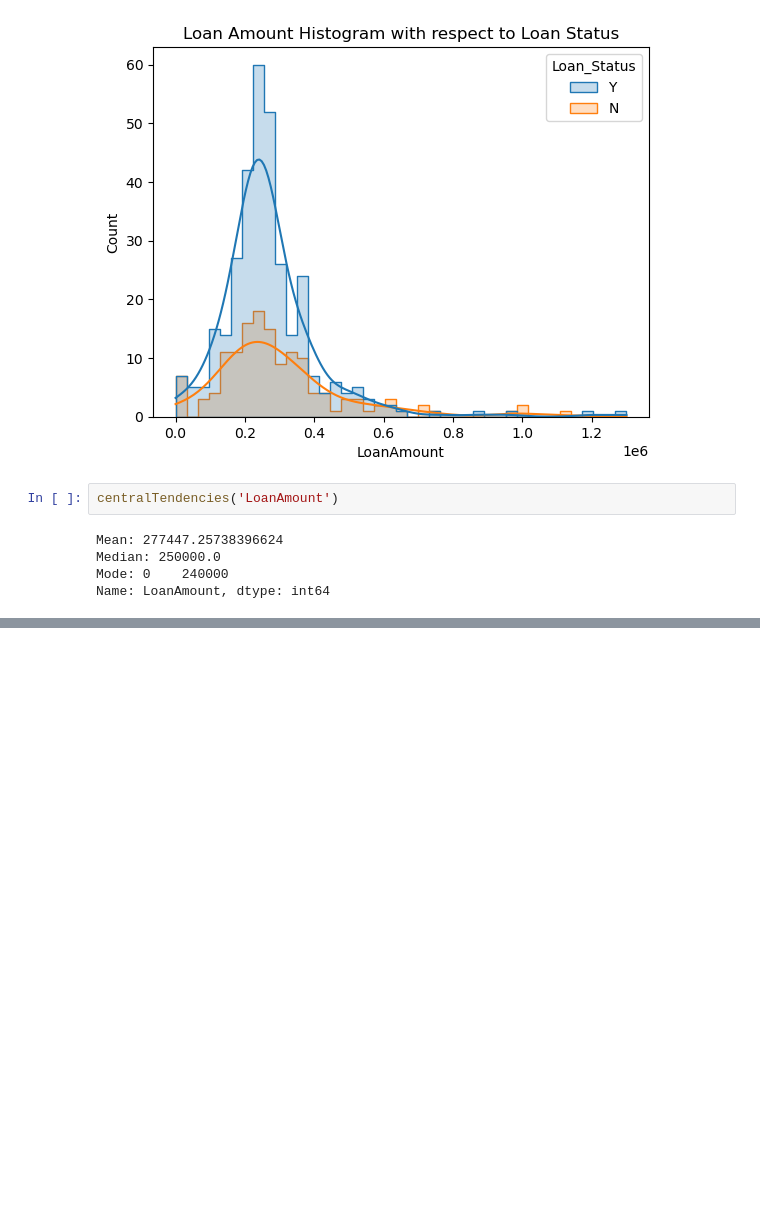
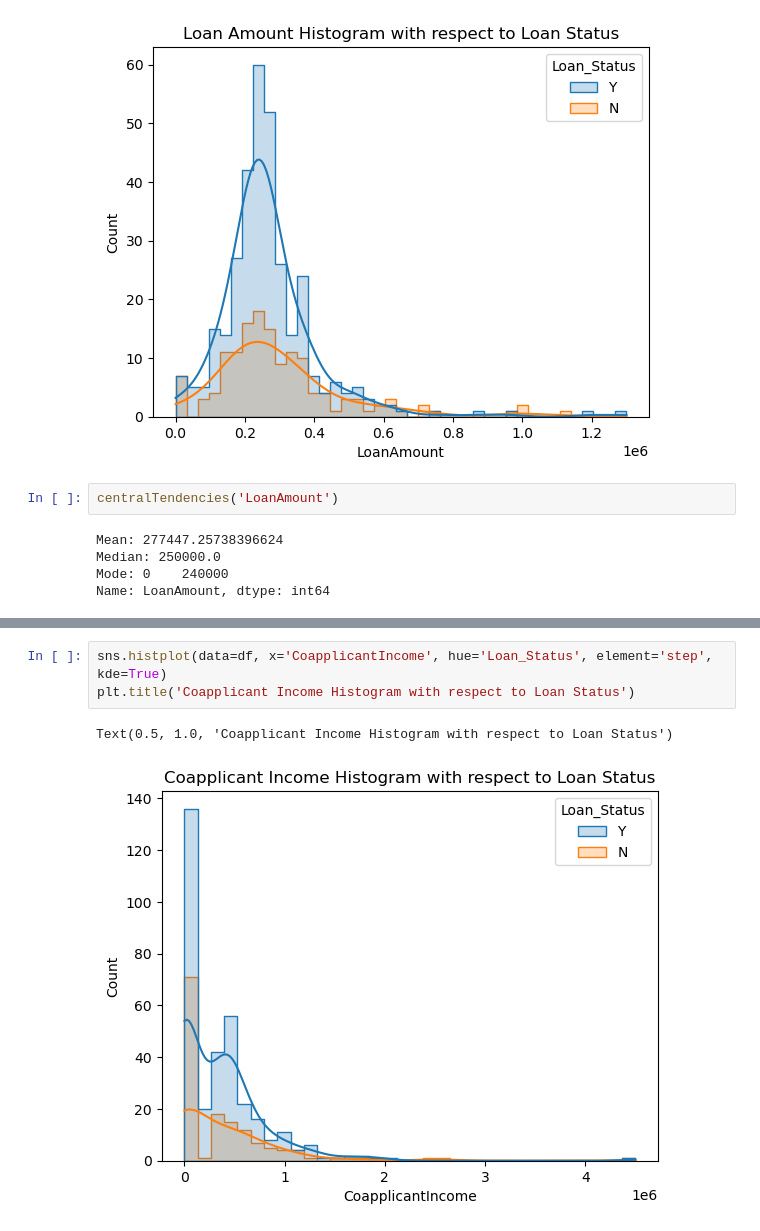
Before and after one commit to proton029/InternshipDataScience_banking, a Jupyter notebook: Data_Analytics.ipynb, the cells around one changed output, grey strips where cells are left out. Cells and saved outputs as stored; diff of their text form; blank space fills up the shorter version.

```diff
--- a/Data_Analytics.ipynb
+++ b/Data_Analytics.ipynb
@@ -500,0 +495,6 @@ Name: ApplicantIncome, dtype: int64
+# %%
+sns.histplot(data=df, x='CoapplicantIncome', hue='Loan_Status', element='step', kde=True)
+plt.title('Coapplicant Income Histogram with respect to Loan Status')
+# %% [output]
+Text(0.5, 1.0, 'Coapplicant Income Histogram with respect to Loan Status')
+[figure, added]
```
Also changed, not shown: parts of 14 cells of this notebook.
